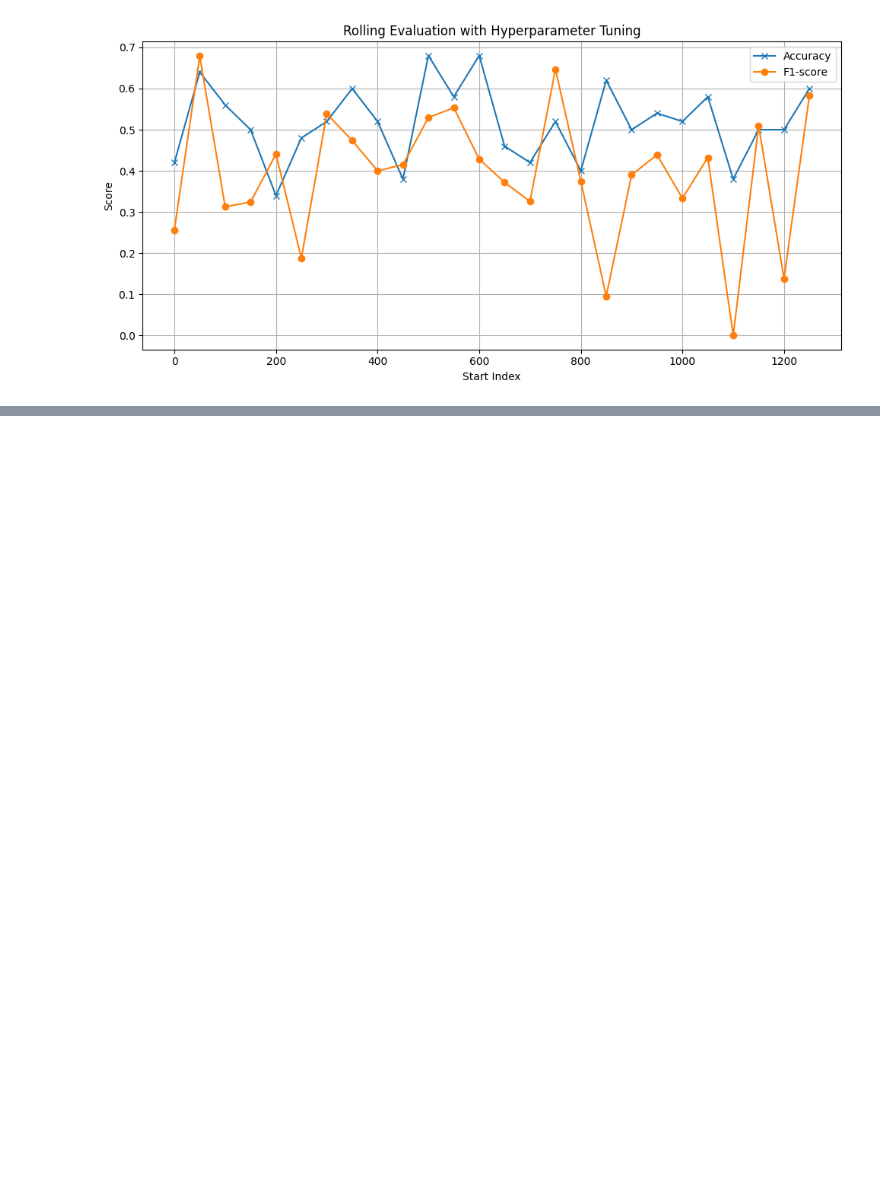
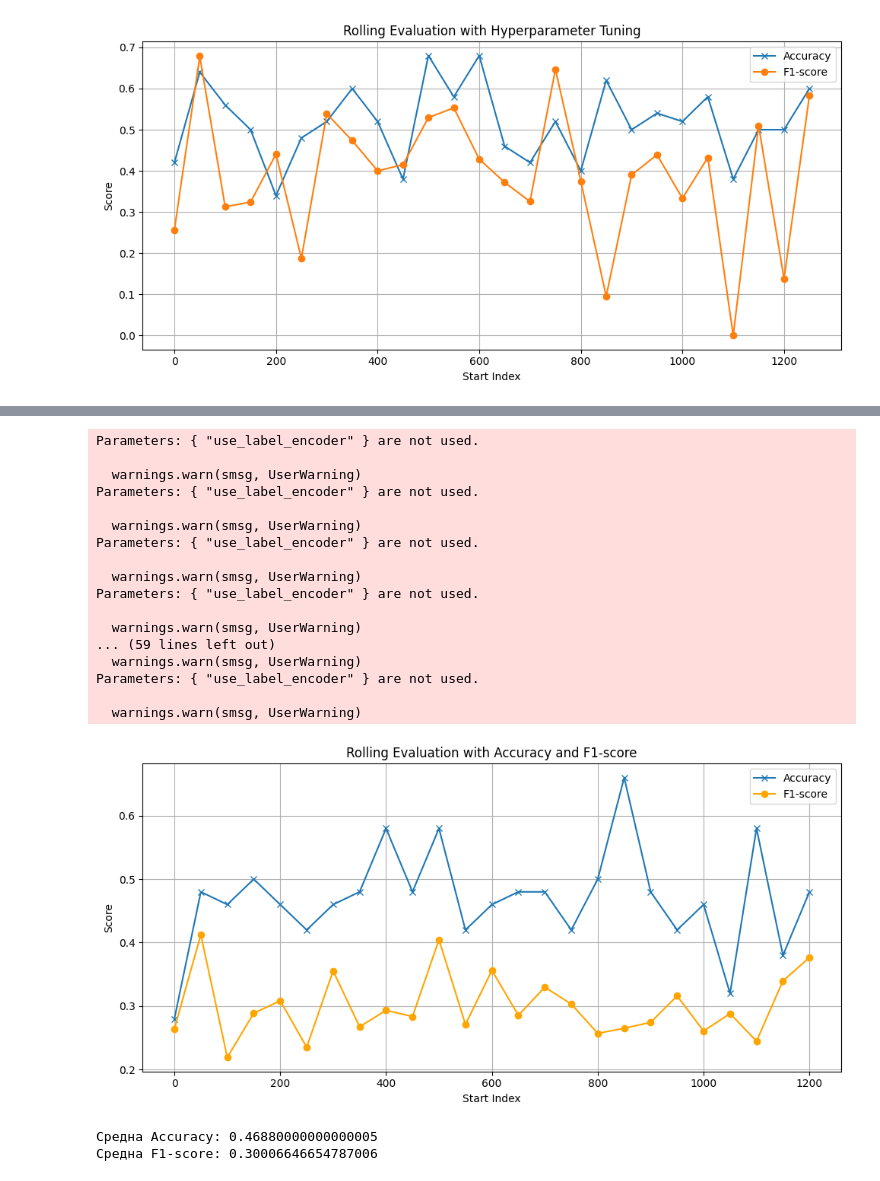
Before and after one commit to Kocevav/Research-project, a Jupyter notebook: Research.ipynb, the cells around one changed output, grey strips where cells are left out. Drawn from its saved outputs; the diff is of its cells as text; code cells hidden in the pictures; blank space fills up the shorter version.

```diff
--- a/Research.ipynb
+++ b/Research.ipynb
@@ -386,0 +677,62 @@ plt.show()
+# %%
+accuracies = []
+f1_macros = []
+
+window_size = 200
+step = 50
+
+for start in range(0, len(X) - window_size - step, step):
+    end = start + window_size
+    X_train, y_train = X.iloc[start:end], y.iloc[start:end]
+    X_test, y_test = X.iloc[end:end+step], y.iloc[end:end+step]
+
+    if len(set(y_train)) < 3 or len(set(y_test)) < 2:
+        continue
+
+    X_resampled, y_resampled = hold_focused_sampling(X_train, y_train)
+    weights = get_sample_weights(y_resampled)
+    model.fit(X_resampled, y_resampled, sample_weight=weights)
+    y_pred = model.predict(X_test)
+
+    acc = accuracy_score(y_test, y_pred)
+    f1_macro = f1_score(y_test, y_pred, average='macro', zero_division=0)
+
+    accuracies.append(acc)
+    f1_macros.append(f1_macro)
+
+start_indices = list(range(0, len(X) - window_size - step, step))
+
+plt.figure(figsize=(10, 5))
+plt.plot(start_indices[:len(accuracies)], accuracies, label='Accuracy', marker='x')
+plt.plot(start_indices[:len(f1_macros)], f1_macros, label='F1-score', marker='o', color='orange')
+plt.xlabel('Start Index')
+plt.ylabel('Score')
+plt.title('Rolling Evaluation with Accuracy and F1-score')
+plt.legend()
+plt.grid(True)
+plt.tight_layout()
+plt.show()
+
+print("Средна Accuracy:", np.mean(accuracies))
+print("Средна F1-score:", np.mean(f1_macros))
+# %% [output]
+Parameters: { "use_label_encoder" } are not used.
+
+  warnings.warn(smsg, UserWarning)
+Parameters: { "use_label_encoder" } are not used.
+
+  warnings.warn(smsg, UserWarning)
+Parameters: { "use_label_encoder" } are not used.
+
+  warnings.warn(smsg, UserWarning)
+Parameters: { "use_label_encoder" } are not used.
+
+  warnings.warn(smsg, UserWarning)
+... (59 lines left out)
+  warnings.warn(smsg, UserWarning)
+Parameters: { "use_label_encoder" } are not used.
+
+  warnings.warn(smsg, UserWarning)
+[figure, added]
+Средна Accuracy: 0.46880000000000005
+Средна F1-score: 0.30006646654787006
```
Also changed, not shown: parts of 9 cells of this notebook.
